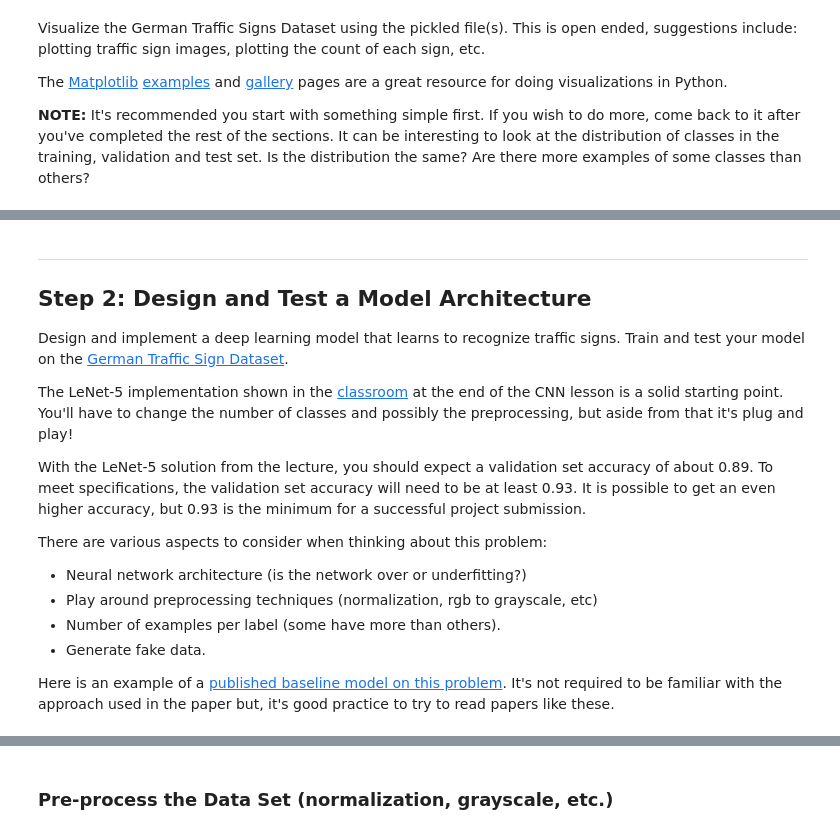
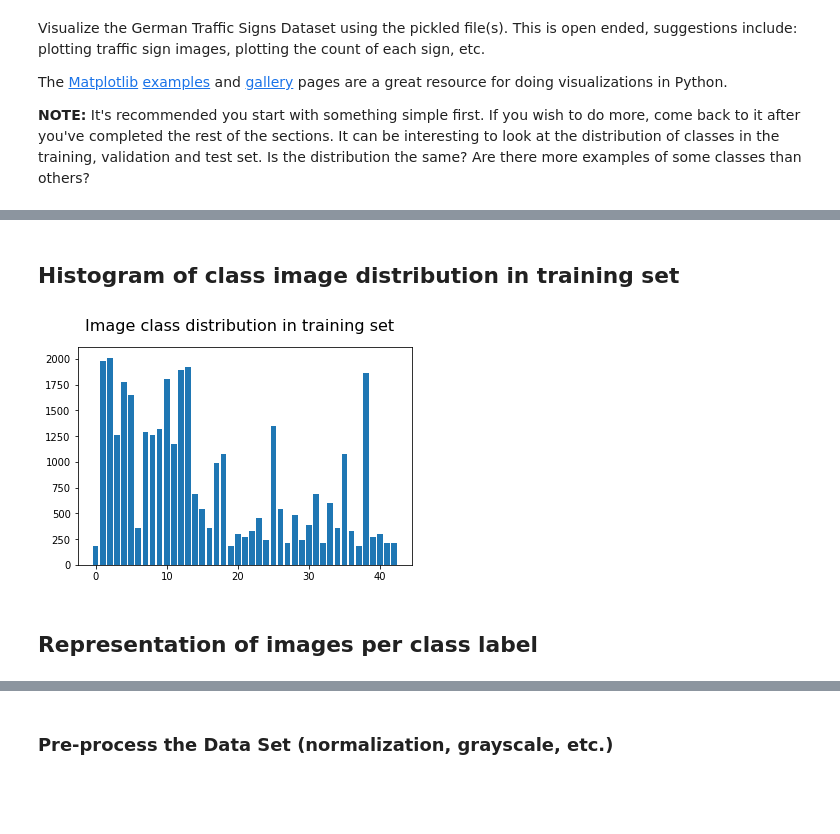
Before and after one commit to juandarr/German-traffic-sign-classifier, a Jupyter notebook: Traffic_Sign_Classifier.ipynb, the cells around one changed output, grey strips where cells are left out. Saved outputs shown, nothing was run; the diff lists cells and outputs as text; code cells hidden in the pictures; blank space fills up the shorter version.

```diff
--- a/Traffic_Sign_Classifier.ipynb
+++ b/Traffic_Sign_Classifier.ipynb
@@ -117,19 +122,22 @@ plt.show()
-# %% [markdown]
-----
-
-## Step 2: Design and Test a Model Architecture
-
-Design and implement a deep learning model that learns to recognize traffic signs. Train and test your model on the [German Traffic Sign Dataset](http://benchmark.ini.rub.de/?section=gtsrb&subsection=dataset).
-
-The LeNet-5 implementation shown in the [classroom](https://classroom.udacity.com/nanodegrees/nd013/parts/fbf77062-5703-404e-b60c-95b78b2f3f9e/modules/6df7ae49-c61c-4bb2-a23e-6527e69209ec/lessons/601ae704-1035-4287-8b11-e2c2716217ad/concepts/d4aca031-508f-4e0b-b493-e7b706120f81) at the end of the CNN lesson is a solid starting point. You'll have to change the number of classes and possibly the preprocessing, but aside from that it's plug and play!
-
-With the LeNet-5 solution from the lecture, you should expect a validation set accuracy of about 0.89. To meet specifications, the validation set accuracy will need to be at least 0.93. It is possible to get an even higher accuracy, but 0.93 is the minimum for a successful project submission.
-
-There are various aspects to consider when thinking about this problem:
-
-- Neural network architecture (is the network over or underfitting?)
-- Play around preprocessing techniques (normalization, rgb to grayscale, etc)
-- Number of examples per label (some have more than others).
-- Generate fake data.
-
-Here is an example of a [published baseline model on this problem](http://yann.lecun.com/exdb/publis/pdf/sermanet-ijcnn-11.pdf). It's not required to be familiar with the approach used in the paper but, it's good practice to try to read papers like these.
+# %% [markdown]
+## Histogram of class image distribution in training set
+# %%
+# Draw a histogram of how many features we have per label
+# Store the number of images present in the training set for a given label
+bincounts = []
+# Store the indexes of all the images in the training set for a given label
+classes_indexes = []
+# Image label vector
+x = np.arange(n_classes)
+
+for i in range(n_classes):
+    classes_indexes.append(np.where(y_train==i)[0])
+    bincounts.append(len(classes_indexes[-1]))
+fig, ax = plt.subplots()
+fig.suptitle('Image class distribution in training set', fontsize=16)
+ax.bar(x, bincounts)
+plt.show()
+# %% [output]
+[figure, added]
+# %% [markdown]
+## Representation of images per class label
```
Also changed, not shown: parts of 33 cells of this notebook, 7 other files.
